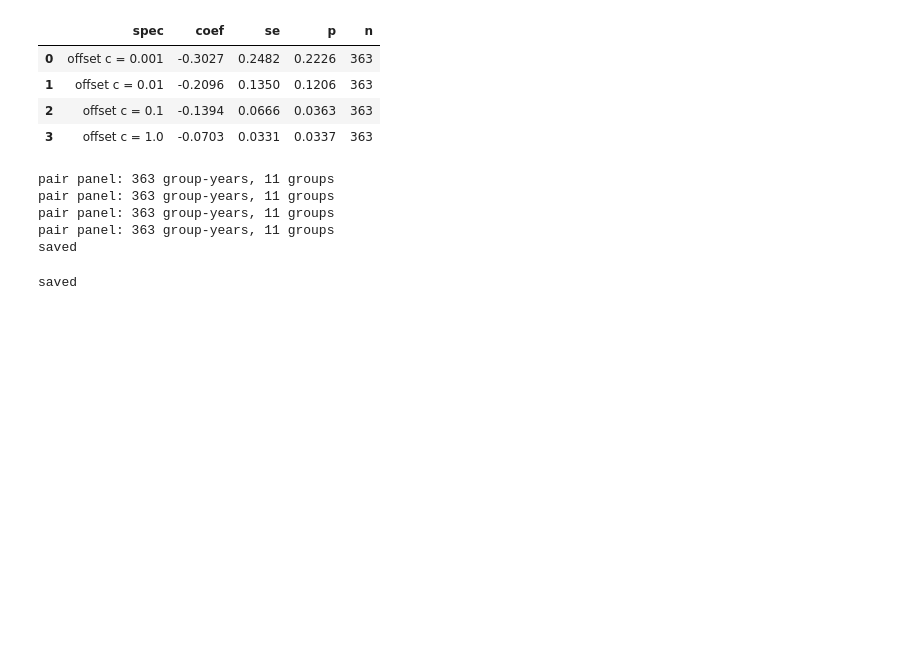
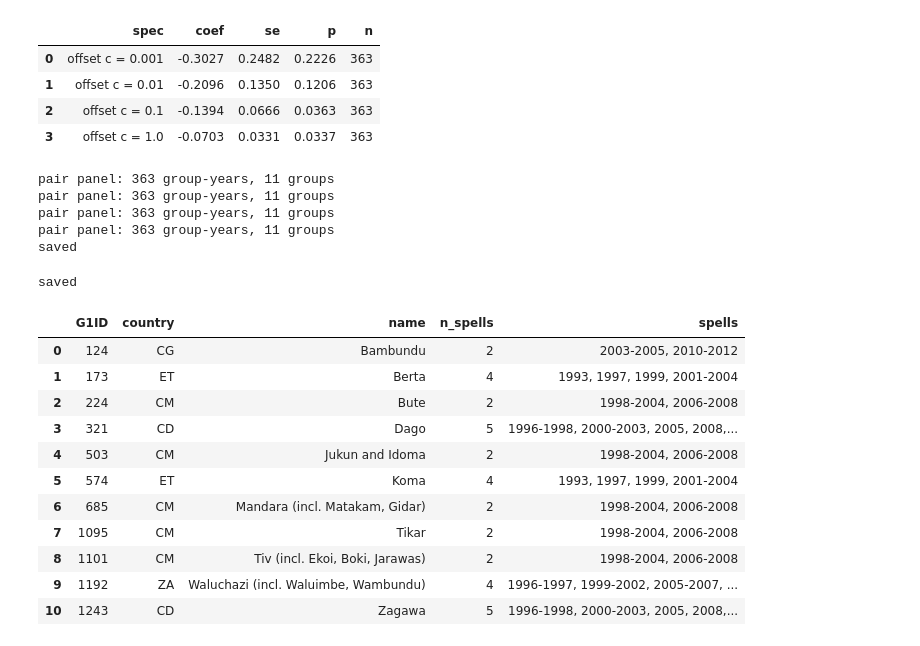
Before and after one commit to KarlMRose/ba-sap-border-did, a Jupyter notebook: notebooks/05_inference.ipynb, the cells around one changed output. Saved outputs shown, nothing was run; the diff lists cells and outputs as text; code cells hidden in the pictures; blank space fills up the shorter version.

```diff
--- a/notebooks/05_inference.ipynb
+++ b/notebooks/05_inference.ipynb
@@ -88,3 +91,20 @@ pd.DataFrame([
 print("saved")
 # %% [output]
 saved
+# %%
+spells = estimation.programme_spells(panel_df)
+spells.to_csv(config.OUT / "programme_spells.csv", index=False)
+spells
+# %% [output]
+|  | G1ID | country | name | n_spells | spells |
+| 0 | 124 | CG | Bambundu | 2 | 2003-2005, 2010-2012 |
+| 1 | 173 | ET | Berta | 4 | 1993, 1997, 1999, 2001-2004 |
+| 2 | 224 | CM | Bute | 2 | 1998-2004, 2006-2008 |
+| 3 | 321 | CD | Dago | 5 | 1996-1998, 2000-2003, 2005, 2008,... |
+| 4 | 503 | CM | Jukun and Idoma | 2 | 1998-2004, 2006-2008 |
+| 5 | 574 | ET | Koma | 4 | 1993, 1997, 1999, 2001-2004 |
+| 6 | 685 | CM | Mandara (incl. Matakam, Gidar) | 2 | 1998-2004, 2006-2008 |
+| 7 | 1095 | CM | Tikar | 2 | 1998-2004, 2006-2008 |
+| 8 | 1101 | CM | Tiv (incl. Ekoi, Boki, Jarawas) | 2 | 1998-2004, 2006-2008 |
+| 9 | 1192 | ZA | Waluchazi (incl. Waluimbe, Wambundu) | 4 | 1996-1997, 1999-2002, 2005-2007, ... |
+| 10 | 1243 | CD | Zagawa | 5 | 1996-1998, 2000-2003, 2005, 2008,... |
```
Also changed, not shown: parts of 8 cells of this notebook, 1 other file.
